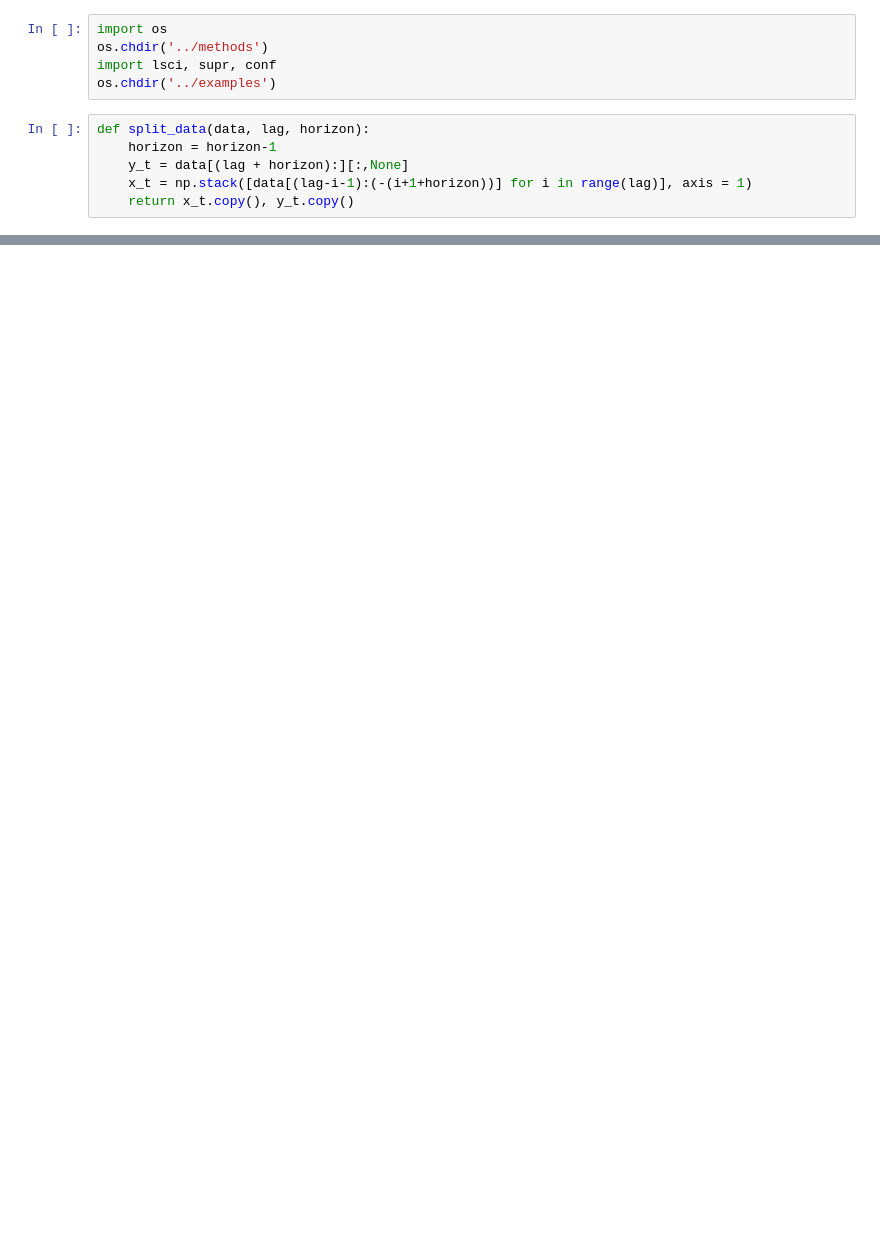
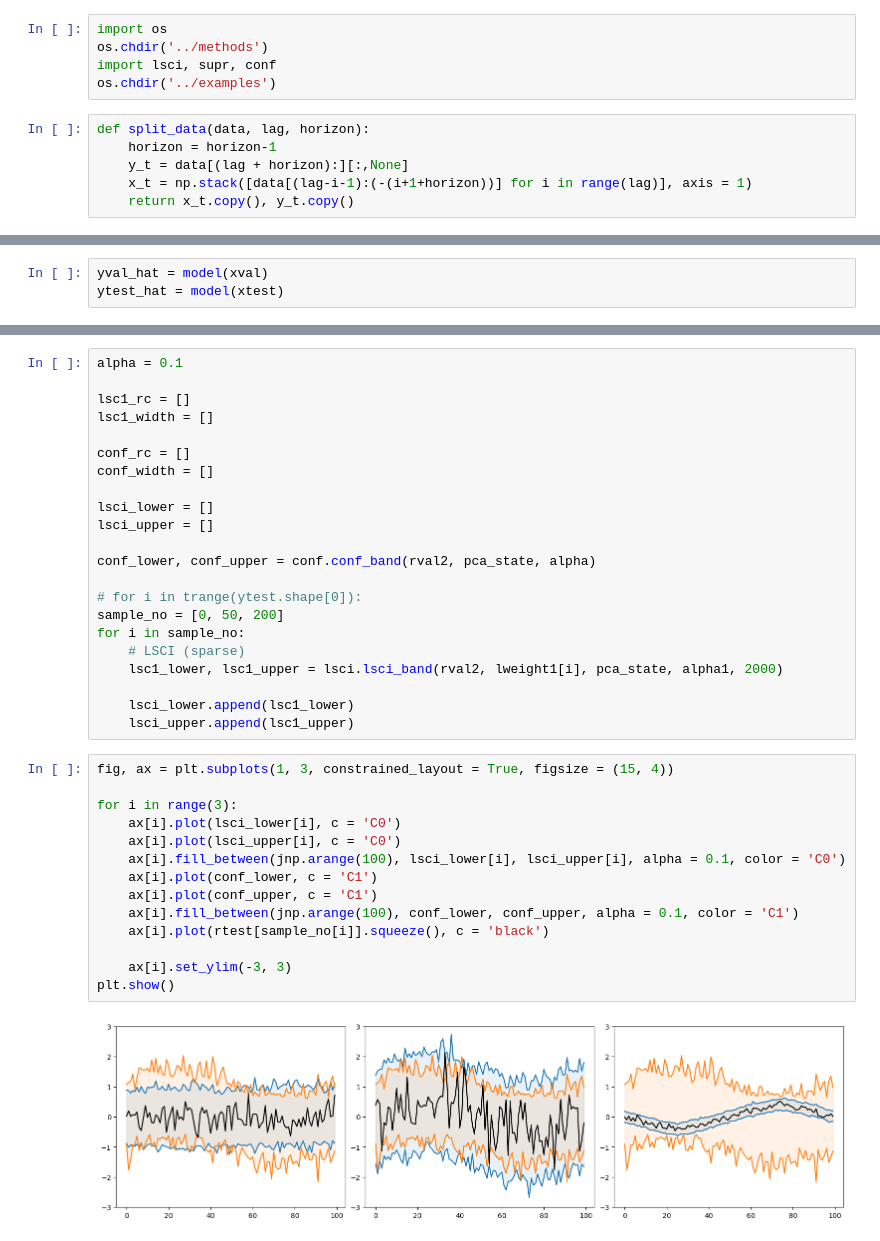
Before and after one commit to trevor-harris/LSCI, a Jupyter notebook: examples/figure1.ipynb, the cells around one changed output, grey strips where cells are left out. Drawn from its saved outputs; the diff is of its cells as text; blank space fills up the shorter version.

```diff
--- a/examples/figure1.ipynb
+++ b/examples/figure1.ipynb
@@ -200,3 +166,6 @@ ytrain = ytrain[:,:,:,None]
+# %%
+yval_hat = model(xval)
+ytest_hat = model(xtest)
 # %%
 nval = yval.shape[0]
 nval2 = yval.shape[0]//2
@@ -222,0 +249,38 @@ rtest, rtest_proj, ytest_hat_proj = project_test(ytest_hat, ytest, pca_state)
+# %%
+alpha = 0.1
+
+lsc1_rc = []
+lsc1_width = []
+
+conf_rc = []
+conf_width = []
+
+lsci_lower = []
+lsci_upper = []
+
+conf_lower, conf_upper = conf.conf_band(rval2, pca_state, alpha)
+
+# for i in trange(ytest.shape[0]):
+sample_no = [0, 50, 200]
+for i in sample_no:
+    # LSCI (sparse)
+    lsc1_lower, lsc1_upper = lsci.lsci_band(rval2, lweight1[i], pca_state, alpha1, 2000)
+
+    lsci_lower.append(lsc1_lower)
+    lsci_upper.append(lsc1_upper)
+# %%
+fig, ax = plt.subplots(1, 3, constrained_layout = True, figsize = (15, 4))
+
+for i in range(3):
+    ax[i].plot(lsci_lower[i], c = 'C0')
+    ax[i].plot(lsci_upper[i], c = 'C0')
+    ax[i].fill_between(jnp.arange(100), lsci_lower[i], lsci_upper[i], alpha = 0.1, color = 'C0')
+    ax[i].plot(conf_lower, c = 'C1')
+    ax[i].plot(conf_upper, c = 'C1')
+    ax[i].fill_between(jnp.arange(100), conf_lower, conf_upper, alpha = 0.1, color = 'C1')
+    ax[i].plot(rtest[sample_no[i]].squeeze(), c = 'black')
+
+    ax[i].set_ylim(-3, 3)
+plt.show()
+# %% [output]
+[figure, added]
```
Also changed, not shown: parts of 20 cells of this notebook, 4 other files.
